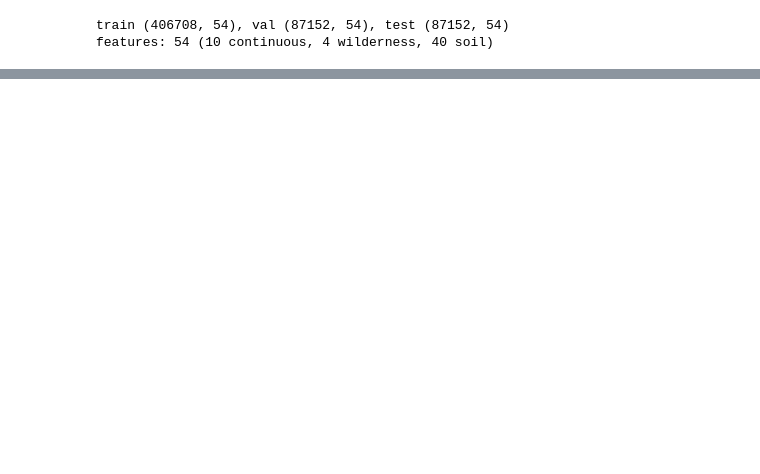
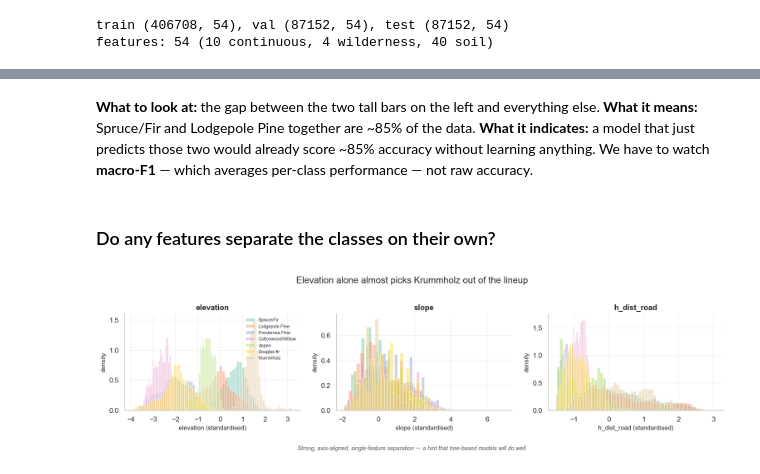
Before and after one commit to Ahmad-Jaradat-Space/forest-cover-type, a Jupyter notebook: notebook.ipynb, the cells around one changed output, grey strips where cells are left out. Cells and saved outputs as stored; diff of their text form; code cells hidden in the pictures; blank space fills up the shorter version.

```diff
--- a/notebook.ipynb
+++ b/notebook.ipynb
@@ -42,15 +48,0 @@ The two most common classes (Spruce/Fir and Lodgepole Pine) make up about 85% of
-# %%
-# distributions of a few continuous features, colored by class
-fig, axes = plt.subplots(1, 3, figsize=(14, 3.5))
-for ax, col in zip(axes, ["elevation", "slope", "h_dist_road"]):
-    j = data.CONTINUOUS.index(col)
-    for c in range(7):
-        ax.hist(X_train[y_train == c, j], bins=40, alpha=0.45,
-                color=plots.PALETTE[c], label=data.CLASS_NAMES[c], density=True)
-    ax.set_title(col)
-    ax.set_xlabel(f"{col} (standardised)")
-    ax.set_ylabel("density")
-    if col == "elevation":
-        ax.legend(fontsize=7, loc="upper right")
-plt.tight_layout()
-plt.show()
@@ -328,0 +74,26 @@ Tree ensembles win, which is the expected outcome on tabular data with mixed con
+# %% [markdown]
+**What to look at:** the gap between the two tall bars on the left
+and everything else. **What it means:** Spruce/Fir and Lodgepole Pine
+together are ~85% of the data. **What it indicates:** a model that just
+predicts those two would already score ~85% accuracy without learning
+anything. We have to watch **macro-F1** — which averages per-class
+performance — not raw accuracy.
+# %% [markdown]
+### Do any features separate the classes on their own?
+# %%
+fig, axes = plt.subplots(1, 3, figsize=(14, 3.5))
+for ax, col in zip(axes, ["elevation", "slope", "h_dist_road"]):
+    j = data.CONTINUOUS.index(col)
+    for c in range(7):
+        ax.hist(X_train[y_train == c, j], bins=40, alpha=0.45,
+                color=plots.PALETTE[c], label=data.CLASS_NAMES[c], density=True)
+    ax.set_title(col)
+    ax.set_xlabel(f"{col} (standardised)")
+    ax.set_ylabel("density")
+axes[0].legend(fontsize=7, loc="upper right")
+fig.suptitle("Elevation alone almost picks Krummholz out of the lineup", y=1.02)
+plots.caption(fig, "Strong, axis-aligned, single-feature separation — a hint that tree-based models will do well.")
+plt.tight_layout()
+plt.show()
+# %% [output]
+[figure, added]
```
Also changed, not shown: parts of 78 cells of this notebook, 1 other file.
